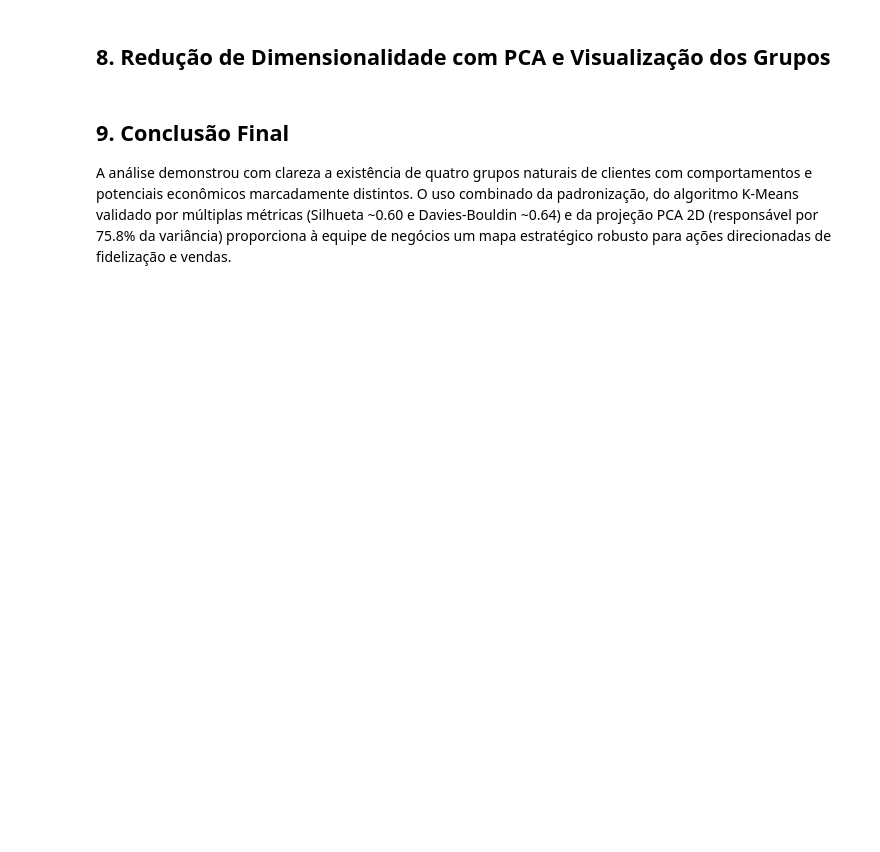
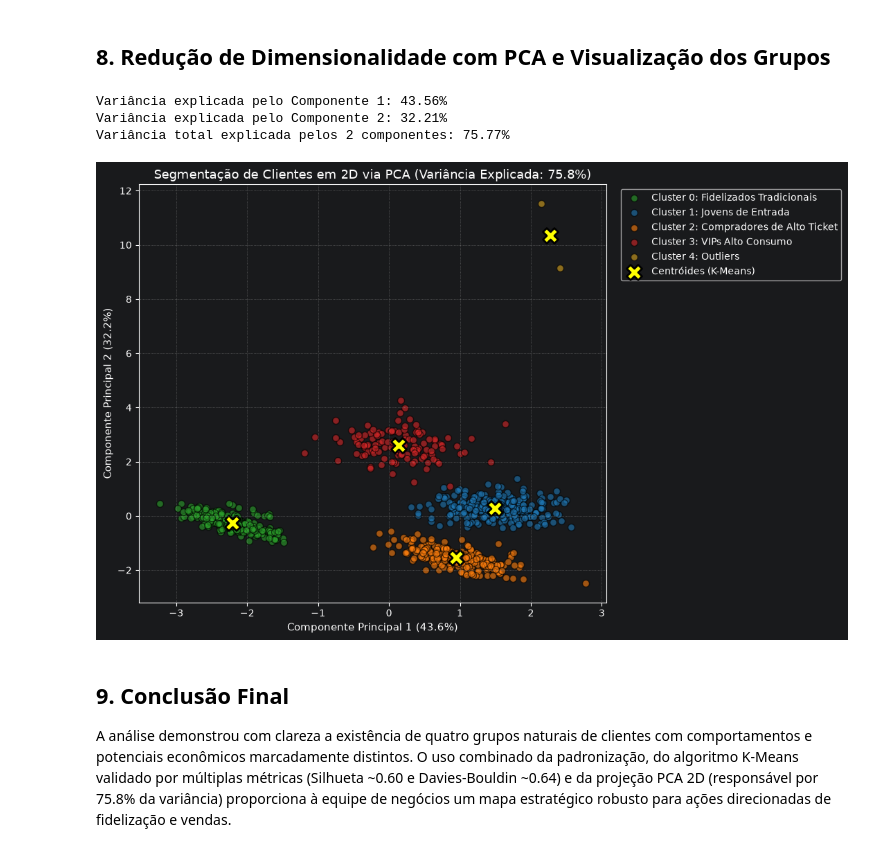
Before and after one commit to JoaoPSFranca/BCC-Aprendizado-de-Maquina, a Jupyter notebook: atividades/atividade_tres_bases/resolucao_base3_agrupamento_clientes.ipynb, the cells around one changed output. Drawn from its saved outputs; the diff is of its cells as text; code cells hidden in the pictures; blank space fills up the shorter version.

```diff
--- a/atividades/atividade_tres_bases/resolucao_base3_agrupamento_clientes.ipynb
+++ b/atividades/atividade_tres_bases/resolucao_base3_agrupamento_clientes.ipynb
@@ -169,17 +225,17 @@ Conclui-se com convicção estatística e coerência de negócio que **$K=4$ é
 Compararemos o **K-Means** com o algoritmo **Hierárquico Aglomerativo (Ward linkage)** para validar a consistência da estrutura dos grupos.
 # %%
 # Ajuste do K-Means final
-kmeans_final = KMeans(n_clusters=4, random_state=RANDOM_STATE, n_init=10)
+kmeans_final = KMeans(n_clusters=5, random_state=RANDOM_STATE, n_init=10)
 labels_kmeans = kmeans_final.fit_predict(X_scaled)
 
 # Ajuste do Clustering Hierárquico
-agg_clust = AgglomerativeClustering(n_clusters=4, linkage='ward')
+agg_clust = AgglomerativeClustering(n_clusters=5, linkage='ward')
 labels_agg = agg_clust.fit_predict(X_scaled)
 
 sil_kmeans = silhouette_score(X_scaled, labels_kmeans)
 sil_agg = silhouette_score(X_scaled, labels_agg)
 
-print("=== COMPARAÇÃO DE ALGORITMOS DE AGRUPAMENTO (K=4) ===")
+print("=== COMPARAÇÃO DE ALGORITMOS DE AGRUPAMENTO (K=5) ===")
 print(f"K-Means Silhueta:                {sil_kmeans:.4f}")
 print(f"Hierárquico (Ward) Silhueta:    {sil_agg:.4f}")
 
@@ -220,39 +295,46 @@ var_exp = pca.explained_variance_ratio_
 print(f"Variância explicada pelo Componente 1: {var_exp[0]*100:.2f}%")
 print(f"Variância explicada pelo Componente 2: {var_exp[1]*100:.2f}%")
 print(f"Variância total explicada pelos 2 componentes: {var_exp.sum()*100:.2f}%")
+# %% [output]
+Variância explicada pelo Componente 1: 43.56%
+Variância explicada pelo Componente 2: 32.21%
+Variância total explicada pelos 2 componentes: 75.77%
 # %%
 nomes_clusters = {
     0: 'Cluster 0: Fidelizados Tradicionais',
     1: 'Cluster 1: Jovens de Entrada',
     2: 'Cluster 2: Compradores de Alto Ticket',
-    3: 'Cluster 3: VIPs Alto Consumo'
+    3: 'Cluster 3: VIPs Alto Consumo',
+    4: 'Cluster 4: Outliers'
 }
 
-cores = ['#2ca02c', '#1f77b4', '#ff7f0e', '#d62728']
+cores = ['#2ca02c', '#1f77b4', '#ff7f0e', '#d62728', '#daa520']
 
 plt.figure(figsize=(11, 7))
-for i in range(4):
+for i in range(5):
     mask = labels_kmeans == i
     plt.scatter(
         X_pca[mask, 0], X_pca[mask, 1],
         c=cores[i], label=nomes_clusters[i],
         alpha=0.6, edgecolors='k', s=50
     )
 
 # Centróides no espaço PCA
 plt.scatter(
     centros_pca[:, 0], centros_pca[:, 1],
     c='yellow', marker='X', s=250, edgecolors='black', lw=2,
     label='Centróides (K-Means)'
 )
 
 plt.title(f'Segmentação de Clientes em 2D via PCA (Variância Explicada: {var_exp.sum()*100:.1f}%)', fontsize=13)
 plt.xlabel(f'Componente Principal 1 ({var_exp[0]*100:.1f}%)', fontsize=11)
 plt.ylabel(f'Componente Principal 2 ({var_exp[1]*100:.1f}%)', fontsize=11)
 plt.legend(bbox_to_anchor=(1.02, 1), loc='upper left', frameon=True)
 plt.grid(True, linestyle=':', alpha=0.6)
 plt.tight_layout()
 plt.show()
+# %% [output]
+[figure, added]
 # %% [markdown]
 ## 9. Conclusão Final
 
```
Also changed, not shown: parts of 12 cells of this notebook, 3 other files.
